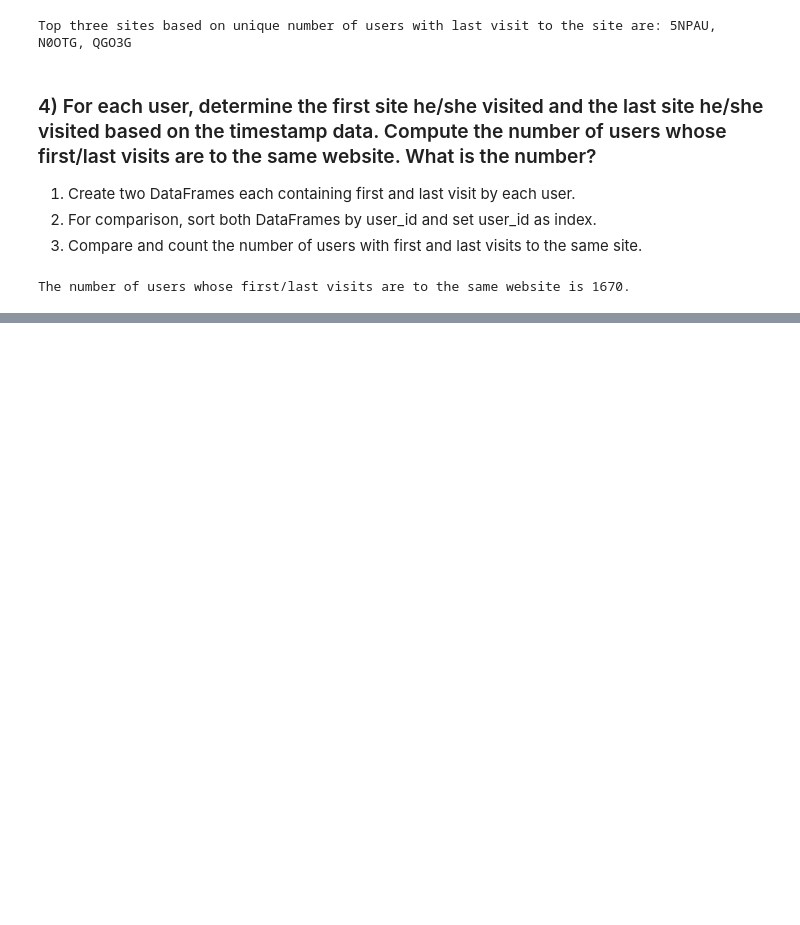
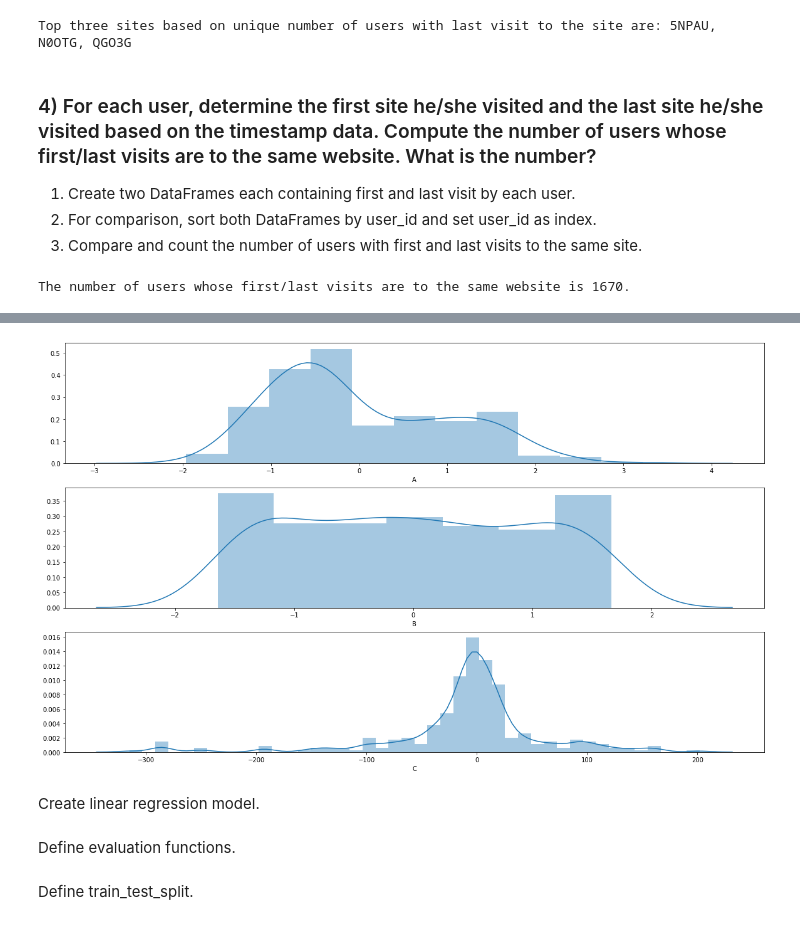
Before and after one commit to jiyoungsim/online-test, a Jupyter notebook: Moloco/moloco_online_test_young_sim.ipynb, the cells around one changed output, grey strips where cells are left out. Saved outputs shown, nothing was run; the diff lists cells and outputs as text; code cells hidden in the pictures; blank space fills up the shorter version.

```diff
--- a/Moloco/moloco_online_test_young_sim.ipynb
+++ b/Moloco/moloco_online_test_young_sim.ipynb
@@ -101,0 +147,9 @@ The number of users whose first/last visits are to the same website is 1670.
+# %%
+fig, ax = plt.subplots(3, 1, figsize = (20,12))
+sns.distplot(X['A'], ax = ax[0])
+sns.distplot(X['B'], ax = ax[1])
+sns.distplot(y, ax = ax[2]);
+# %% [output]
+[figure, added]
+# %% [markdown]
+Create linear regression model.
@@ -101,0 +196,2 @@ The number of users whose first/last visits are to the same website is 1670.
+# %% [markdown]
+Define evaluation functions.
@@ -101,0 +209,2 @@ The number of users whose first/last visits are to the same website is 1670.
+# %% [markdown]
+Define train_test_split.
```
Also changed, not shown: parts of 23 cells of this notebook.
